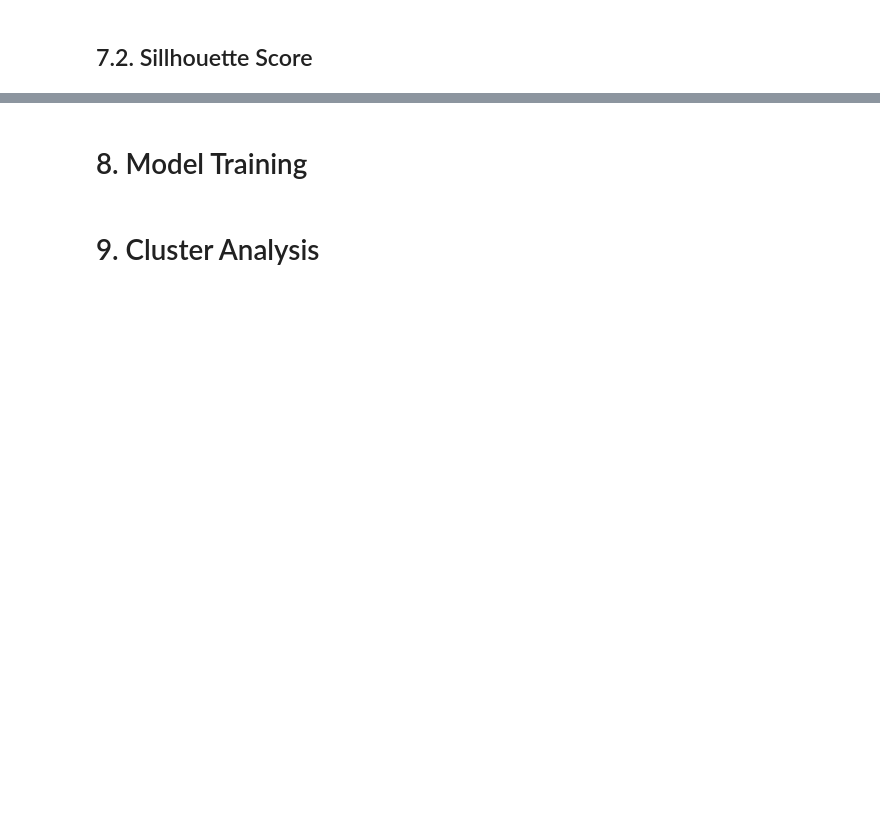
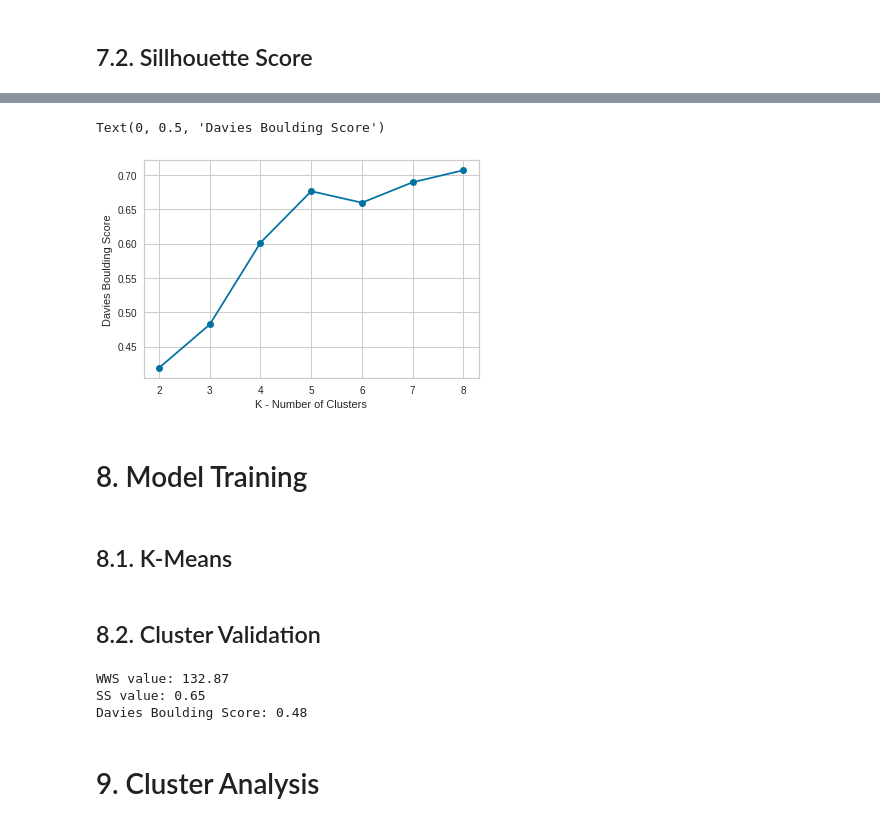
Before and after one commit to Matheus-Homem/international_bank_marketing, a Jupyter notebook: notebooks/c1_end_to_end_solution.ipynb, the cells around one changed output, grey strips where cells are left out. Cells and saved outputs as stored; diff of their text form; code cells hidden in the pictures; blank space fills up the shorter version.

```diff
--- a/notebooks/c1_end_to_end_solution.ipynb
+++ b/notebooks/c1_end_to_end_solution.ipynb
@@ -213,2 +234,28 @@ KElbowVisualizer(ax=<matplotlib.axes._subplots.AxesSubplot object at 0x...>,
+# %%
+davies_list = []
+
+for k in clusters:
+  # model definition
+  kmeans_model = KMeans(n_clusters=k,random_state=101)
+
+  # model training
+  kmeans_model.fit(X)
+
+  # model predict
+  labels = kmeans_model.predict(X)
+
+  # model performance
+  dav = m.davies_bouldin_score(X, labels)
+
+  davies_list.append(dav)
+# %%
+plt.plot(clusters, davies_list,marker='o')
+plt.xlabel('K - Number of Clusters')
+plt.ylabel('Davies Boulding Score')
+# %% [output]
+Text(0, 0.5, 'Davies Boulding Score')
+[figure, added]
 # %% [markdown]
 # 8. Model Training
+# %% [markdown]
+## 8.1. K-Means
@@ -215,2 +272,17 @@ KElbowVisualizer(ax=<matplotlib.axes._subplots.AxesSubplot object at 0x...>,
+# %% [markdown]
+## 8.2. Cluster Validation
+# %%
+# WWS (Within-Cluster Sum of Square)
+print('WWS value: {:.2f}'.format(kmeans.inertia_))
+
+# SS (Silhouette Score)
+print('SS value: {:.2f}'.format(m.silhouette_score(X,labels)))
+
+# Davies Bouldin Score
+print('Davies Boulding Score: {:.2f}'.format(davies_list[1]))
+# %% [output]
+WWS value: 132.87
+SS value: 0.65
+Davies Boulding Score: 0.48
 # %% [markdown]
 # 9. Cluster Analysis
```
Also changed, not shown: parts of 20 cells of this notebook.
